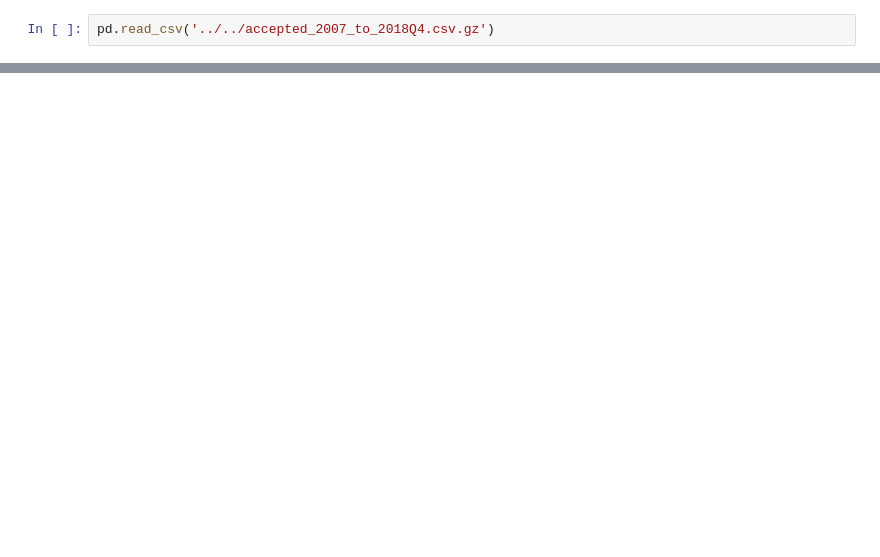
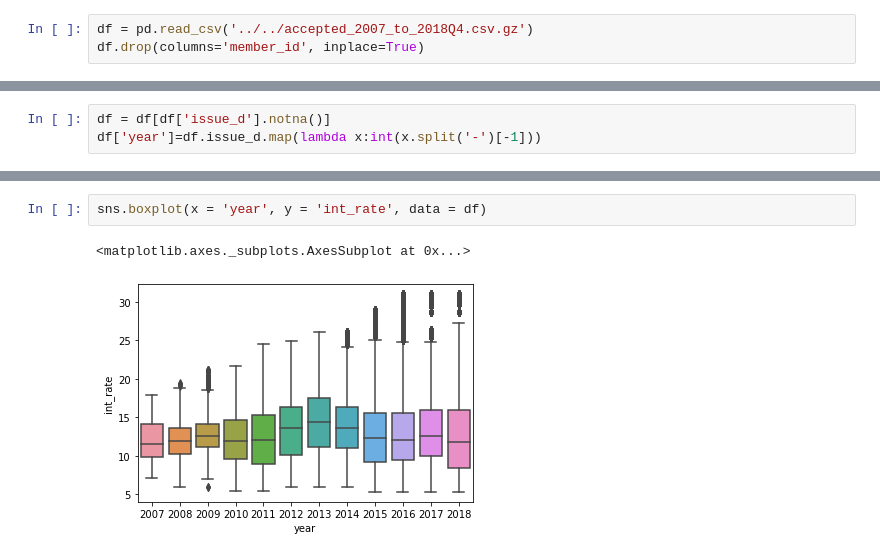
Before and after one commit to GarrettSikes/Lending_Club_Capstone, a Jupyter notebook: Garrett/EDA_GarrettSikes.ipynb, the cells around one changed output, grey strips where cells are left out. Saved outputs shown, nothing was run; the diff lists cells and outputs as text; blank space fills up the shorter version.

```diff
--- a/Garrett/EDA_GarrettSikes.ipynb
+++ b/Garrett/EDA_GarrettSikes.ipynb
@@ -4,2 +14,3 @@ pd.set_option('display.max_columns', None)
 # %%
-pd.read_csv('../../accepted_2007_to_2018Q4.csv.gz')
+df = pd.read_csv('../../accepted_2007_to_2018Q4.csv.gz')
+df.drop(columns='member_id', inplace=True)
@@ -19,0 +28,3 @@ pd.read_csv('../../accepted_2007_to_2018Q4.csv.gz')
+# %%
+df = df[df['issue_d'].notna()]
+df['year']=df.issue_d.map(lambda x:int(x.split('-')[-1]))
@@ -19,0 +92,5 @@ pd.read_csv('../../accepted_2007_to_2018Q4.csv.gz')
+# %%
+sns.boxplot(x = 'year', y = 'int_rate', data = df)
+# %% [output]
+<matplotlib.axes._subplots.AxesSubplot at 0x...>
+[figure, added]
```
Also changed, not shown: parts of 21 cells of this notebook.
